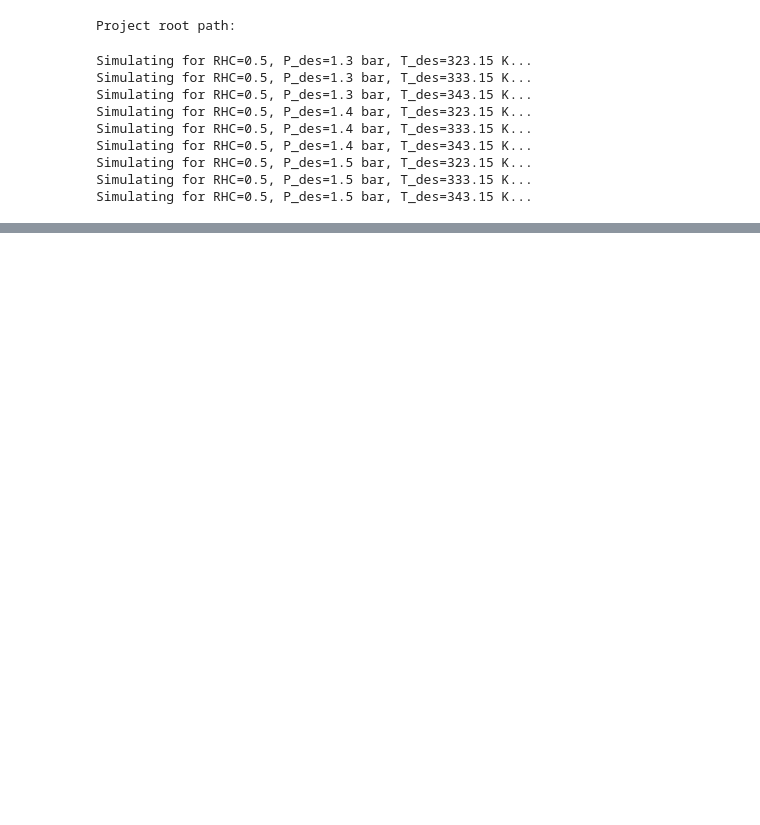
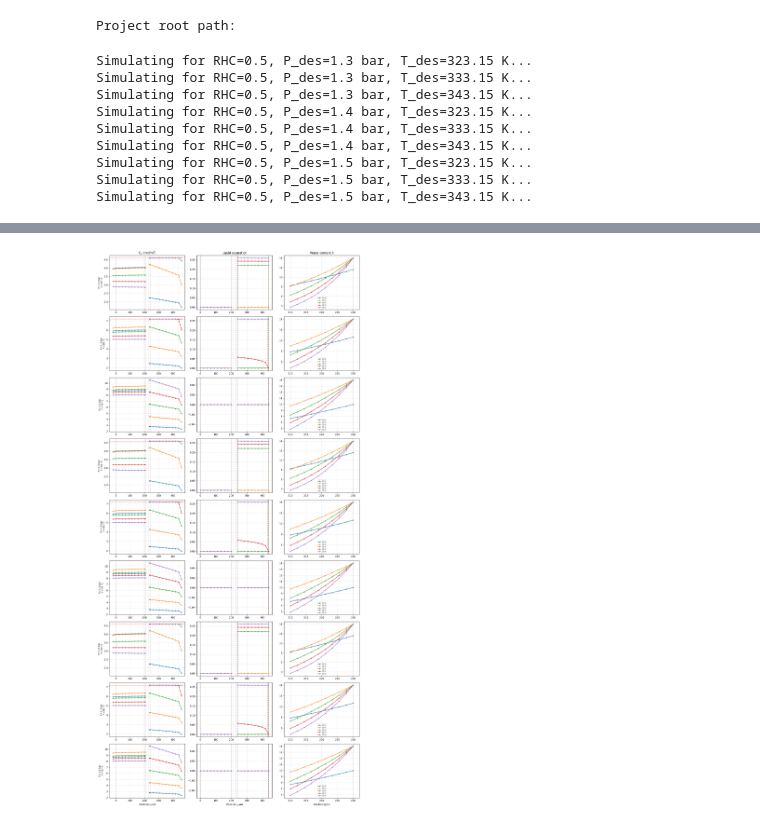
Before and after one commit to YuKwanH/DS-AlphaPEM, a Jupyter notebook: simulation/polar_test/all_cond 50A stat.ipynb, the cells around one changed output, grey strips where cells are left out. Saved outputs shown, nothing was run; the diff lists cells and outputs as text; code cells hidden in the pictures; blank space fills up the shorter version.

```diff
--- a/simulation/polar_test/all_cond 50A stat.ipynb
+++ b/simulation/polar_test/all_cond 50A stat.ipynb
@@ -441,0 +118,87 @@ plt.show()
+# %%
+## 1D Profile plot
+cond_keys = list(stat_sim_log.keys())
+n_conds = len(cond_keys)
+
+# Parse condition keys into readable labels
+def parse_cond_label(key):
+    P = float(key.split("_P")[1].split("_T")[0])
+    T = float(key.split("_T")[1]) - 273.15
+    return f"$P = {P}$ bar\n$T = {T:.0f}$ °C"
+
+# Node positions (µm) — split anode/cathode for vapor & saturation
+vp_pos = np.array([nodes[i+1] for i, pf in enumerate(nodes_postfix) if has_species_value("v", pf)]) * 1e6
+sat_pos = np.array([nodes[i+1] for i, pf in enumerate(nodes_postfix) if has_species_value("saturation", pf)]) * 1e6
+lam_pos = np.array([nodes[i+1] for i, pf in enumerate(nodes_postfix) if has_species_value("lambda", pf)]) * 1e6
+lam_pos_mem = lam_pos[1:-1]  # membrane nodes only (exclude acl & ccl)
+
+# Add agc/cgc positions for vapor
+agc_pos = nodes[0] * 1e6
+cgc_pos = nodes[-1] * 1e6
+vp_pos_an = np.concatenate([[agc_pos], vp_pos[:n_gdl + 1]])  # agc + agdl + acl
+vp_pos_ca = np.concatenate([vp_pos[n_gdl + 1:], [cgc_pos]])  # ccl + cgdl + cgc
+
+n_an = n_gdl + 1  # agdl + acl
+sat_pos_agdl = sat_pos[:n_gdl]  # GDL nodes only
+sat_pos_cgdl = sat_pos[n_an + 1:]  # GDL nodes only (skip acl & ccl)
+
+fig, axes = plt.subplots(n_conds, 3, figsize=(15, 3.5 * n_conds))
+
+for row, cond_key in enumerate(cond_keys):
+    states = stat_sim_log[cond_key]["states"]
+    for sol, I in zip(states, I_points):
+        # Vapor — anode & cathode separately with GC nodes
+        vp_an = [sol["C_v_agc"]] + list(sol["C_v_agdl"]) + [sol["C_v_acl"]]
+        vp_ca = [sol["C_v_ccl"]] + list(sol["C_v_cgdl"][::-1]) + [sol["C_v_cgc"]]
+        line, = axes[row, 0].plot(vp_pos_an, vp_an, '-o', markersize=3, label=f"{I} A")
+        axes[row, 0].plot(vp_pos_ca, vp_ca, '-o', markersize=3, color=line.get_color())
+
+        # Saturation — GDL only (no CL)
+        sat_agdl = list(sol["s_agdl"])
+        sat_cgdl = list(sol["s_cgdl"][::-1])
+        line2, = axes[row, 1].plot(sat_pos_agdl, sat_agdl, '-o', markersize=3, label=f"{I} A")
+        axes[row, 1].plot(sat_pos_cgdl, sat_cgdl, '-o', markersize=3, color=line2.get_color())
+        # x_front lines (cathode flipped: GC is on the right)
+        axes[row, 1].axvline(x=sol["s_front_agdl"] * 1e6, color=line2.get_color(), linestyle='--', alpha=0.4)
+        axes[row, 1].axvline(x=(borders[6] - sol["s_front_cgdl"]) * 1e6, color=line2.get_color(), linestyle='--', alpha=0.4)
+
+        # Lambda — membrane only (no acl/ccl)
+        lam = sol["lambda_mem"][::-1]
+        axes[row, 2].plot(lam_pos_mem, lam, '-o', markersize=3, label=f"{I} A")
+
+    # Saturation concentration line for vapor plot
+    T_cond = float(cond_key.split("_T")[1])
+    axes[row, 0].axhline(y=C_v_sat(T_cond), color='red', linestyle='--', alpha=0.5, label='$C_{v,sat}$' if row == 0 else None)
+
+    # Readable condition label on the left
+    axes[row, 0].set_ylabel(parse_cond_label(cond_key), fontsize=9)
+
+    # Vapor unit
+    if row == 0:
+        axes[row, 0].set_title(r"$C_v$ (mol/m$^3$)")
+
+    # Borders for vapor & saturation columns
+    for col in range(2):
+        if row == 0 and col == 1:
+            axes[row, col].set_title("Liquid saturation")
+        for b in borders[1:-1]:
+            axes[row, col].axvline(x=b*1e6, color='gray', linestyle='--', alpha=0.3)
+        axes[row, col].grid(True, alpha=0.3)
+        if row == n_conds - 1:
+            axes[row, col].set_xlabel(r"Position ($\mu$m)")
+    # Lambda column — membrane region with margin
+    if row == 0:
+        axes[row, 2].set_title(r"Water content $\lambda$")
+    margin = (borders[4] - borders[3]) * 0.1 * 1e6
+    axes[row, 2].set_xlim(borders[3]*1e6 - margin, borders[4]*1e6 + margin)
+    axes[row, 2].axvline(x=borders[3]*1e6, color='gray', linestyle='--', alpha=0.3)
+    axes[row, 2].axvline(x=borders[4]*1e6, color='gray', linestyle='--', alpha=0.3)
+    axes[row, 2].grid(True, alpha=0.3)
+    axes[row, 2].legend(fontsize=6)
+    if row == n_conds - 1:
+        axes[row, 2].set_xlabel(r"Position ($\mu$m)")
+
+plt.tight_layout()
+plt.show()
+# %% [output]
+[figure, added]
```
Also changed, not shown: parts of 9 cells of this notebook, 3 other files.
